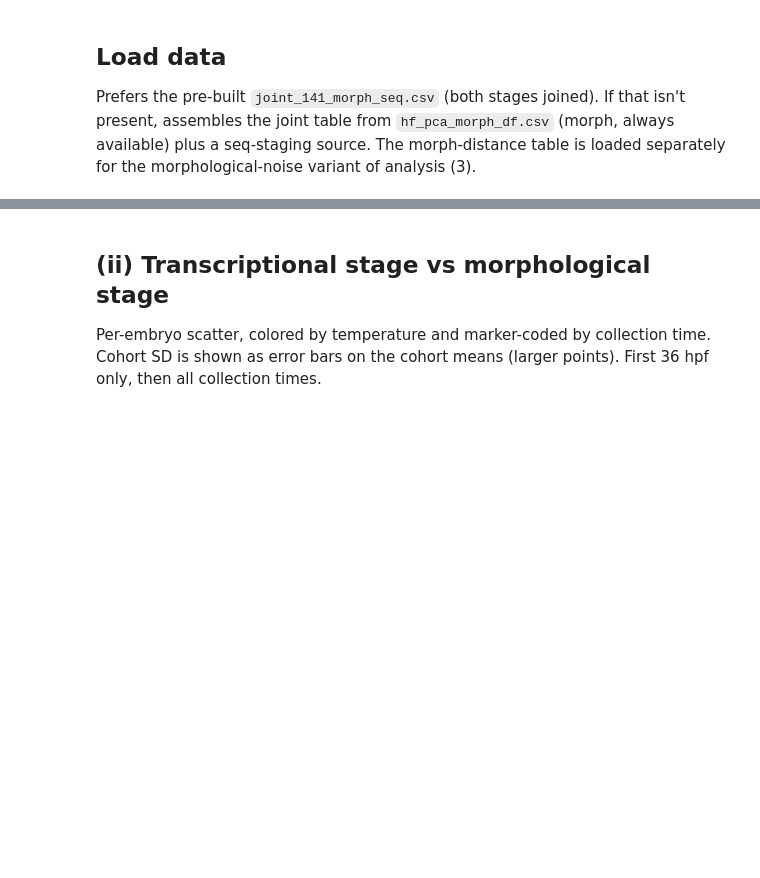
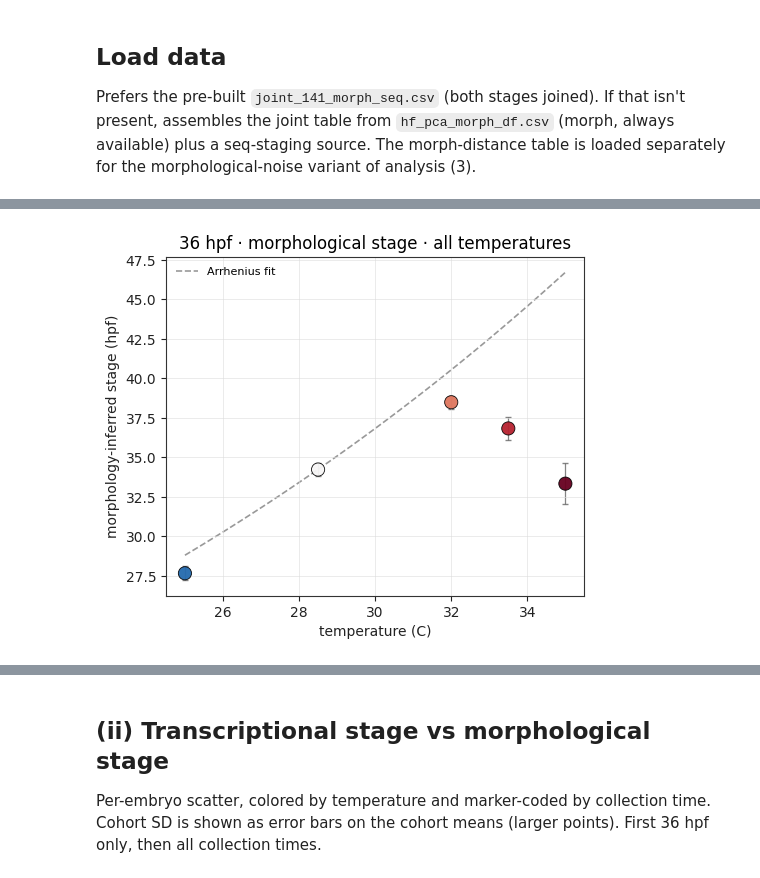
Before and after one commit to Marazzano/morphseq, a Jupyter notebook: results/nlammers/20260805/hotfish_stage_figures.ipynb, the cells around one changed output, grey strips where cells are left out. Saved outputs shown, nothing was run; the diff lists cells and outputs as text; code cells hidden in the pictures; blank space fills up the shorter version.

```diff
--- a/results/nlammers/20260805/hotfish_stage_figures.ipynb
+++ b/results/nlammers/20260805/hotfish_stage_figures.ipynb
@@ -126,9 +173,11 @@ plt.show()
 # %%
-# --- step 2: morph, add 34+35C ---
+# --- step 2: morph, add 33.5+35C ---
 fig, ax = plt.subplots(figsize=(5.4, 4.4))
-_stage_vs_temp(ax, summ36, hs.MORPH_STAGE_COL, STEP2_TEMPS, label=hs.MORPH_STAGE_LABEL)
+_stage_vs_temp(ax, summ36, hs.MORPH_STAGE_COL, STEP2_TEMPS, ARR_MORPH, label=hs.MORPH_STAGE_LABEL)
 ax.set_title('36 hpf · morphological stage · all temperatures')
 ax.legend(frameon=False, fontsize=8)
 hs.savefig(fig, '01i_b_stage_vs_temp_morph_all')
 plt.show()
+# %% [output]
+[figure, added]
 # %%
```
Also changed, not shown: parts of 9 cells of this notebook, 26 other files.
